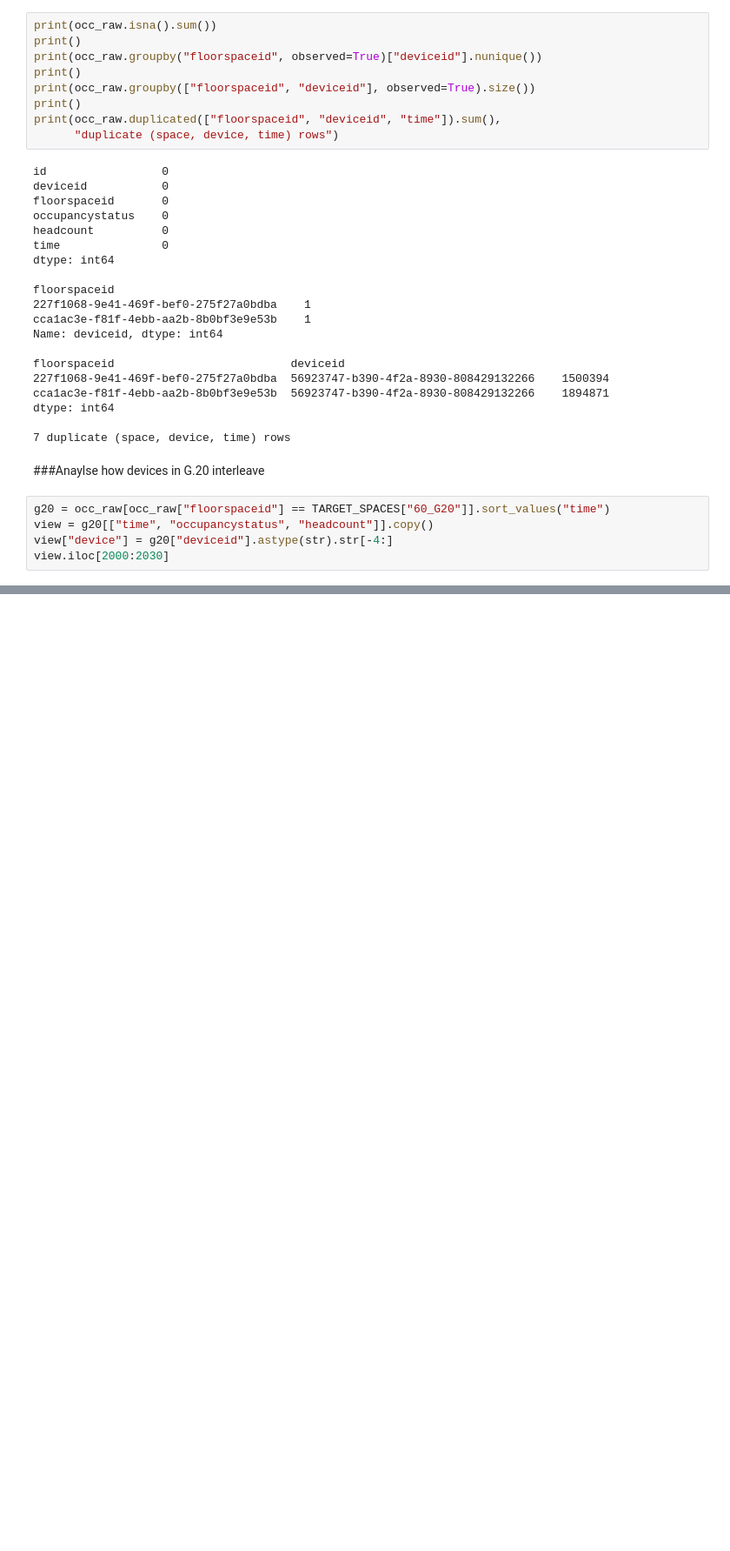
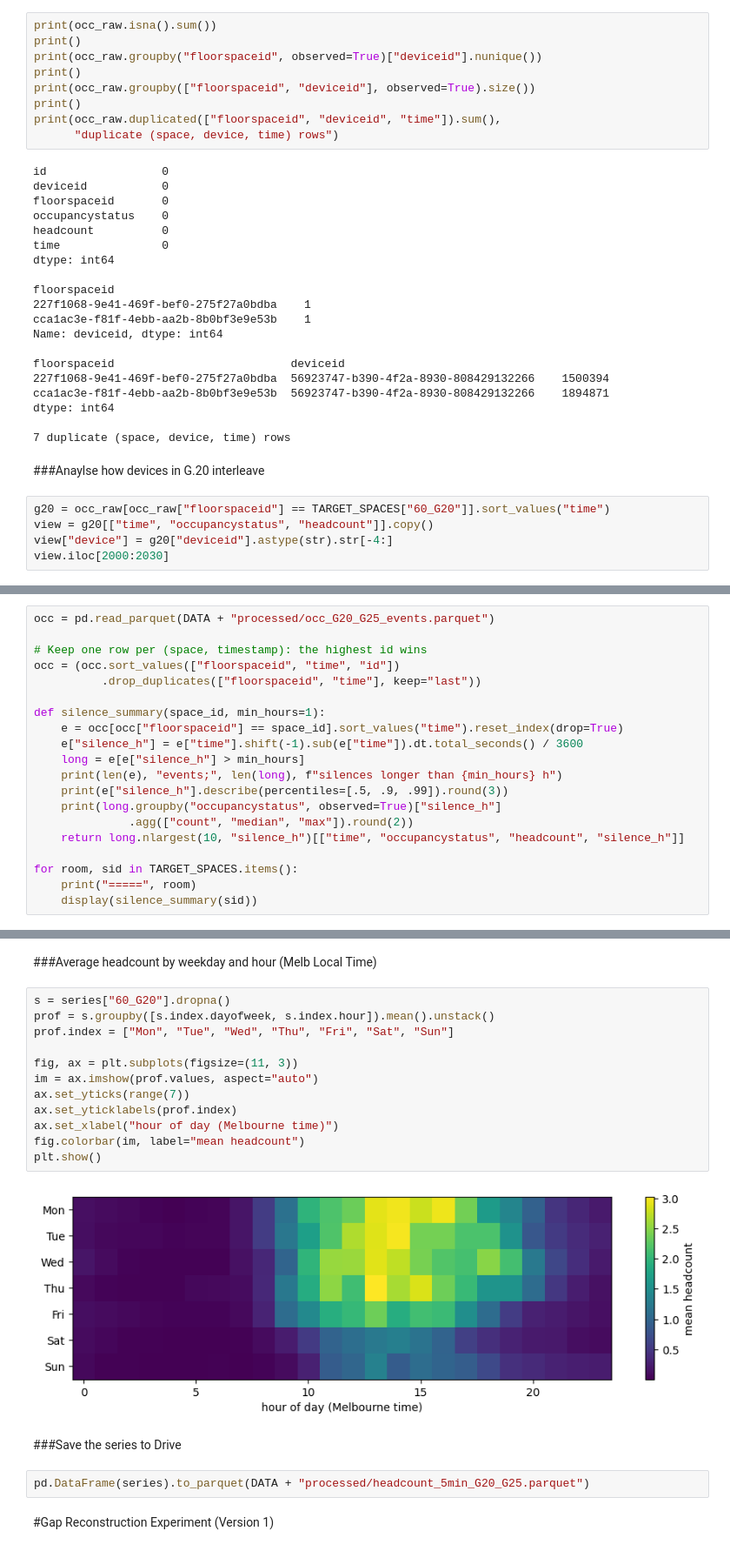
Before and after one commit to bwuu0042/Occupancy-Gap-Reconstruction, a Jupyter notebook: notebooks/00_project_log.ipynb, the cells around one changed output, grey strips where cells are left out. Shown at 87% size. Saved outputs shown, nothing was run; the diff lists cells and outputs as text; blank space fills up the shorter version.

```diff
--- a/notebooks/00_project_log.ipynb
+++ b/notebooks/00_project_log.ipynb
@@ -411,0 +493,20 @@ view.iloc[2000:2030]
+# %%
+occ = pd.read_parquet(DATA + "processed/occ_G20_G25_events.parquet")
+
+# Keep one row per (space, timestamp): the highest id wins
+occ = (occ.sort_values(["floorspaceid", "time", "id"])
+          .drop_duplicates(["floorspaceid", "time"], keep="last"))
+
+def silence_summary(space_id, min_hours=1):
+    e = occ[occ["floorspaceid"] == space_id].sort_values("time").reset_index(drop=True)
+    e["silence_h"] = e["time"].shift(-1).sub(e["time"]).dt.total_seconds() / 3600
+    long = e[e["silence_h"] > min_hours]
+    print(len(e), "events;", len(long), f"silences longer than {min_hours} h")
+    print(e["silence_h"].describe(percentiles=[.5, .9, .99]).round(3))
+    print(long.groupby("occupancystatus", observed=True)["silence_h"]
+              .agg(["count", "median", "max"]).round(2))
+    return long.nlargest(10, "silence_h")[["time", "occupancystatus", "headcount", "silence_h"]]
+
+for room, sid in TARGET_SPACES.items():
+    print("=====", room)
+    display(silence_summary(sid))
@@ -411,0 +637,22 @@ view.iloc[2000:2030]
+# %% [markdown]
+###Average headcount by weekday and hour (Melb Local Time)
+# %%
+s = series["60_G20"].dropna()
+prof = s.groupby([s.index.dayofweek, s.index.hour]).mean().unstack()
+prof.index = ["Mon", "Tue", "Wed", "Thu", "Fri", "Sat", "Sun"]
+
+fig, ax = plt.subplots(figsize=(11, 3))
+im = ax.imshow(prof.values, aspect="auto")
+ax.set_yticks(range(7))
+ax.set_yticklabels(prof.index)
+ax.set_xlabel("hour of day (Melbourne time)")
+fig.colorbar(im, label="mean headcount")
+plt.show()
+# %% [output]
+[figure, added]
+# %% [markdown]
+###Save the series to Drive
+# %%
+pd.DataFrame(series).to_parquet(DATA + "processed/headcount_5min_G20_G25.parquet")
+# %% [markdown]
+#Gap Reconstruction Experiment (Version 1)
```
Also changed, not shown: parts of 45 cells of this notebook.
